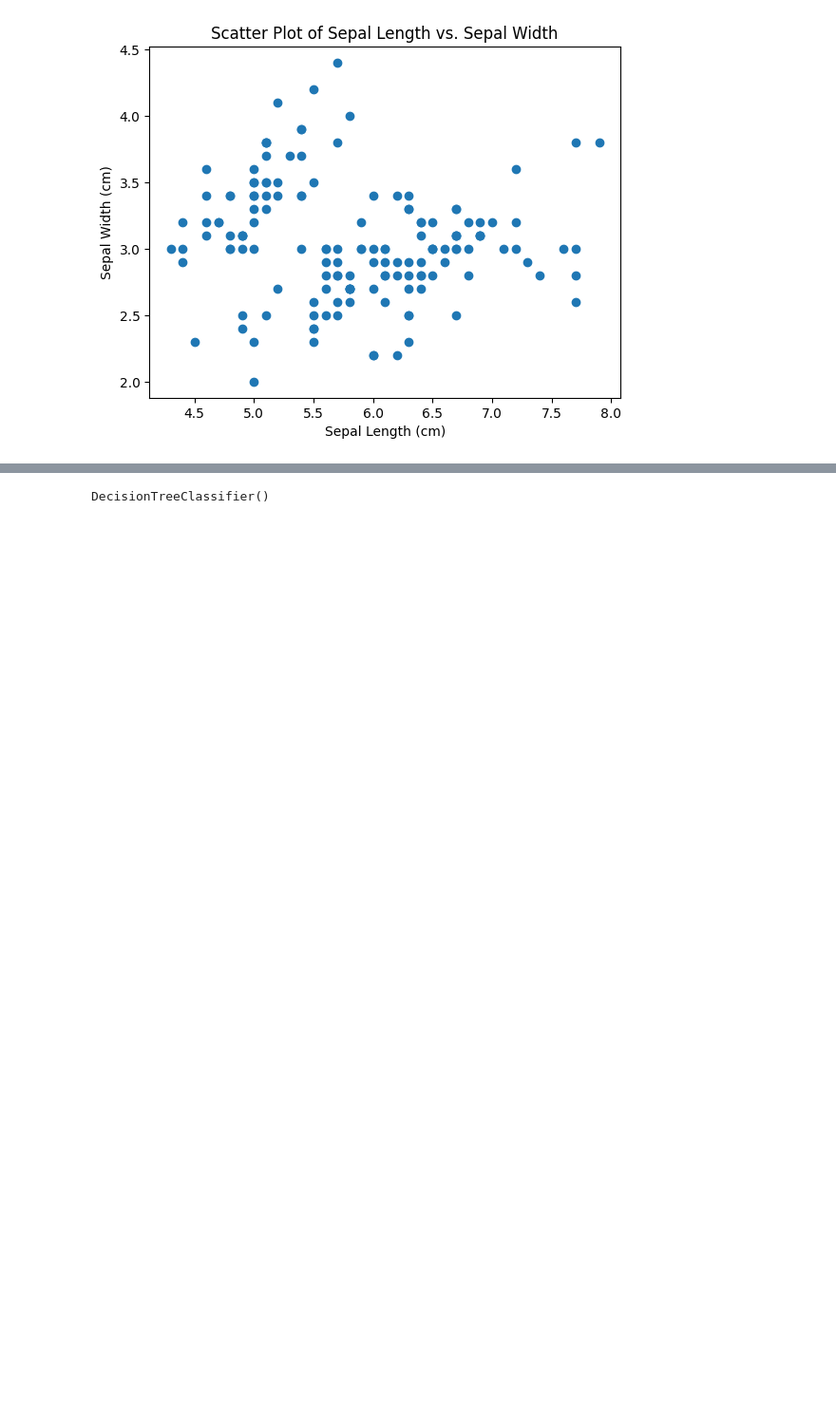
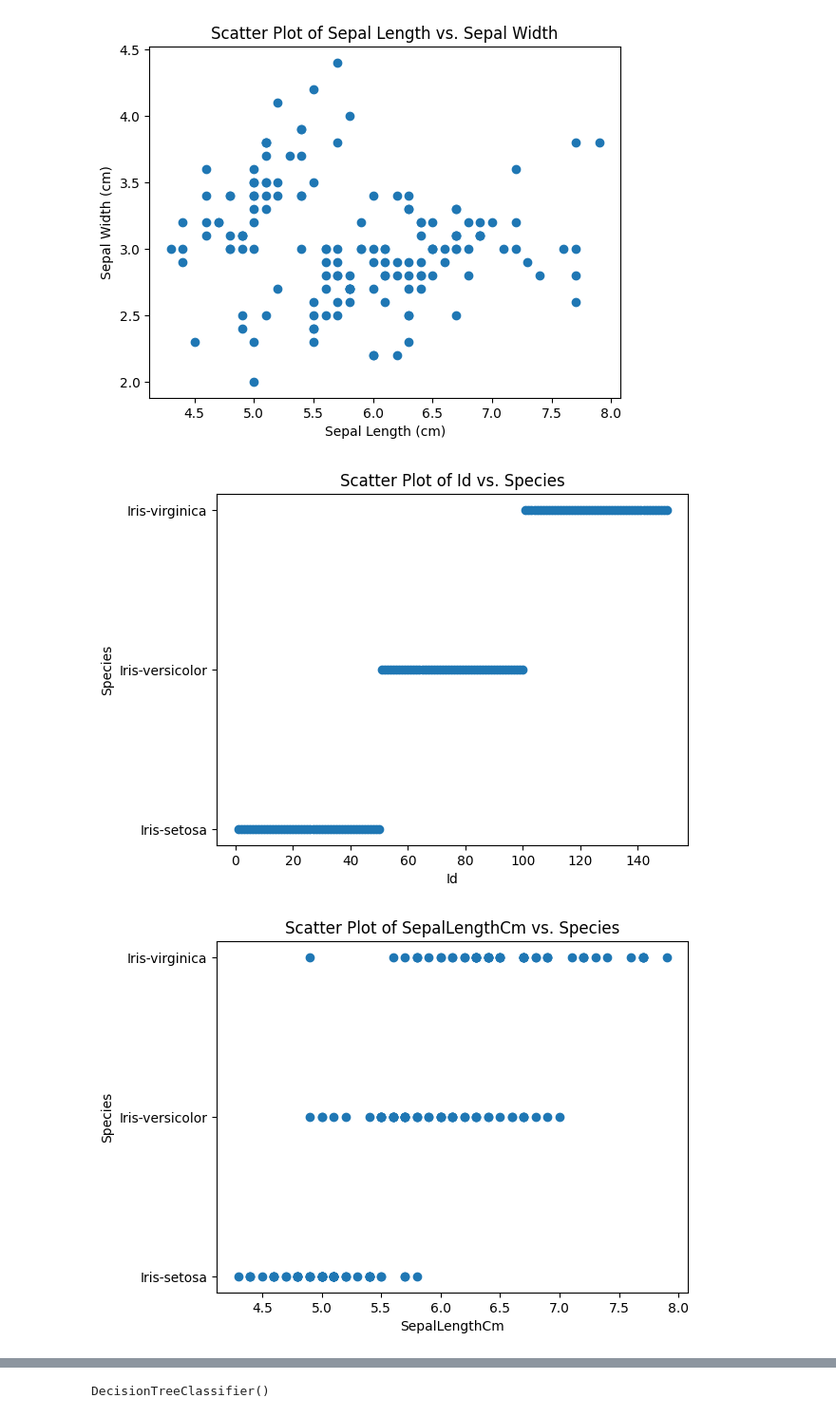
Before and after one commit to Guhan2348519/ADVANCED-ML-tasks, a Jupyter notebook: 2348519_decision_pca.ipynb, the cells around one changed output, grey strips where cells are left out. Shown at 95% size. Drawn from its saved outputs; the diff is of its cells as text; code cells hidden in the pictures; blank space fills up the shorter version.

```diff
--- a/2348519_decision_pca.ipynb
+++ b/2348519_decision_pca.ipynb
@@ -64,3 +66,14 @@ plt.title("Scatter Plot of Sepal Length vs. Sepal Width")
 plt.show()
 # %% [output]
 [figure]
+# %%
+for feature in iris_data.columns[:-1]:
+    plt.figure()
+    plt.scatter(iris_data[feature], iris_data["Species"])
+    plt.xlabel(feature)
+    plt.ylabel("Species")
+    plt.title("Scatter Plot of {} vs. Species".format(feature))
+    plt.show()
+# %% [output]
+[figure, added]
+[figure, added]
```
Also changed, not shown: parts of 7 cells of this notebook.
